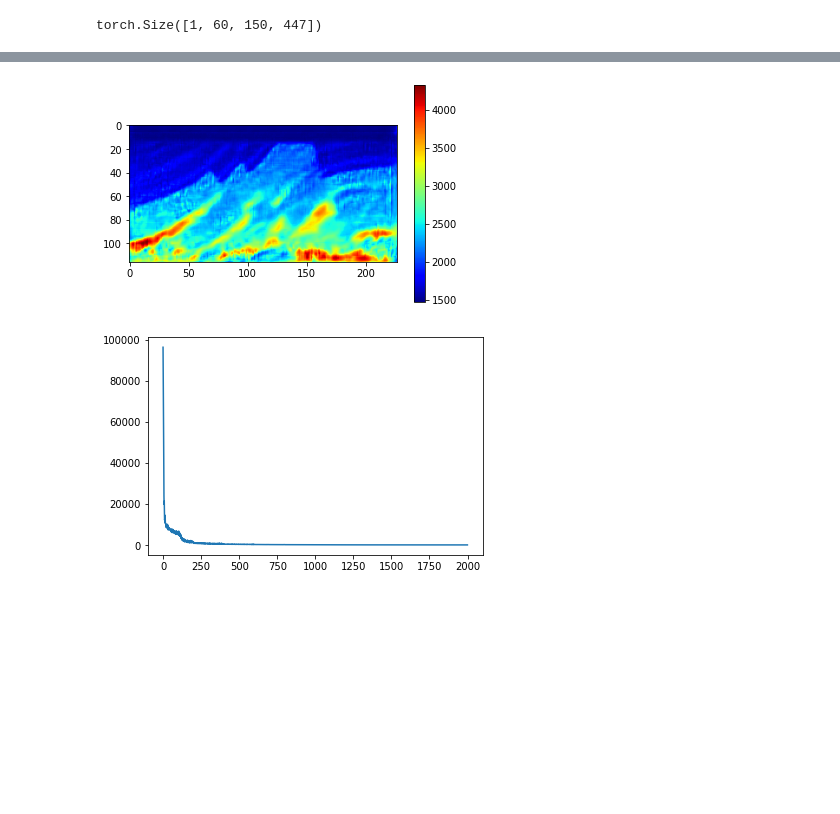
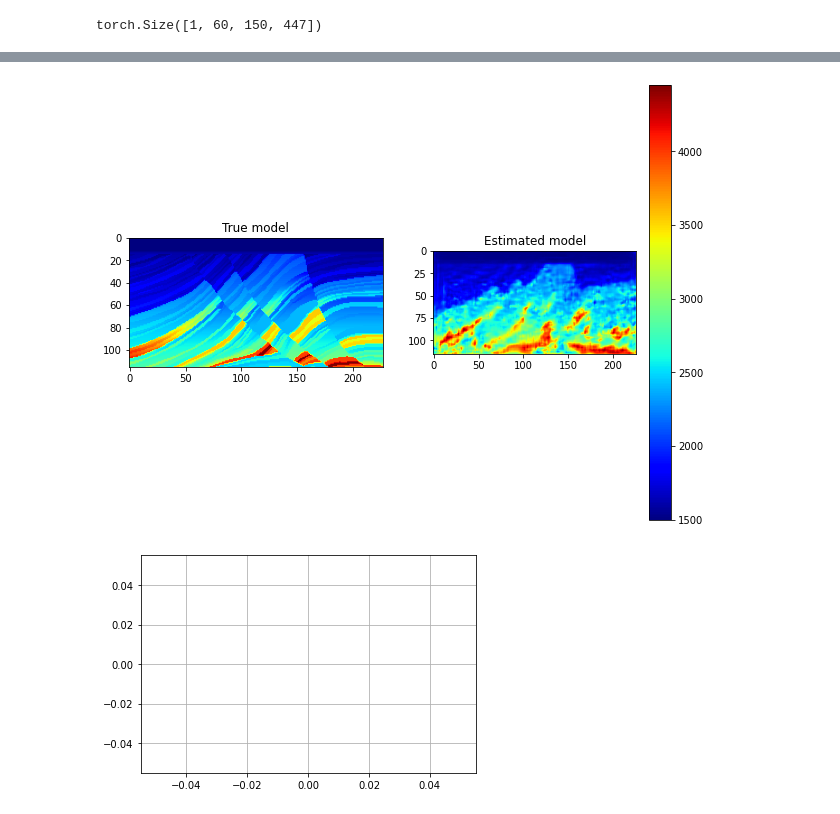
Before and after one commit to AmirMardan/pinn_fwi, a Jupyter notebook: pinn_fwi.ipynb, the cells around one changed output, grey strips where cells are left out. Drawn from its saved outputs; the diff is of its cells as text; code cells hidden in the pictures; blank space fills up the shorter version.

```diff
--- a/pinn_fwi.ipynb
+++ b/pinn_fwi.ipynb
@@ -84,5 +66,5 @@ autoencoder = Autoencoder(batch_size=BATCH_SIZE, in_channels=N_SHOTS,
 autoencoder = autoencoder.to(device=DEVICE)
 # %%
 optim_autoencoder = torch.optim.Adam(autoencoder.parameters(), lr=1e-3, betas=(0.5, 0.9))
-scheduler_autoencoder = torch.optim.lr_scheduler.StepLR(optim_autoencoder, 300, gamma=0.5)
+scheduler_autoencoder = torch.optim.lr_scheduler.StepLR(optim_autoencoder, 200, gamma=0.5)
 all_loss = []
@@ -89,7 +77,7 @@ all_loss = []
 # %%
-for iter in range(ITERATION):
-    loss, m , autoencoder = train_fun(Physics=Physics, autoencoder=autoencoder,
-                     d_obs=d_obs,
+for iter in range(401, ITERATION):
+    loss, m, autoencoder = train_fun(Physics=Physics, autoencoder=autoencoder,
+                     d_obs=d_obs, freqs=INV_FREQS,
                      optim_autoencoder=optim_autoencoder, criteria=criteria,
                      mini_batches = MINI_BATCHES,
                      src_loc=src_loc, rec_loc=rec_loc, src=src,
@@ -97,9 +85,12 @@ for iter in range(ITERATION):
 
     all_loss.append(loss)
 
-    if iter%50 == 0:
+    if iter%25 == 0:
         print(f"Iteration {iter + 1} ===== loss: {all_loss[-1]}")
-    if iter%500 == 0:
+    if iter%100 == 0:
+      file_name = PATH + "/results/iter_"+ str(iter) + "_autoencoder_ns60_freqs_152560.pth.tar"
+      save_checkpoint(autoencoder, file_name)
+
       plt.figure()
       plt.imshow(m.cpu().detach(), cmap="jet")
       plt.colorbar()
@@ -121,20 +115,23 @@ Iteration 551 ===== loss: 494.77117919921875
 # %%
 vp, _ = earth_model("marmousi_bl", smooth=15, device="cpu")
+vp_min = vp.min()
+vp_max = vp.max()
 
-fig = plt.figure(figsize=(5, 10))
+estimated = autoencoder(d_obs)[0,0, ...]
+fig = plt.figure(figsize=(10, 8))
 ax = fig.add_subplot(121)
-ax.imshow(vp, cmap="jet")
+im = ax.imshow(vp, cmap="jet", vmin=vp_min, vmax=vp_max)
 ax.set_title("True model")
 
 ax = fig.add_subplot(122)
-ax.imshow(m.cpu().detach(), cmap="jet")
+ax.imshow(estimated.cpu().detach(), cmap="jet")
 ax.set_title("Estimated model")
-plt.colorbar()
+plt.colorbar(im)
 
 plt.figure()
 plt.plot(all_loss)
 plt.grid()
 # %% [output]
-[figure, old version]
+[figure, new version]
-[figure, old version]
+[figure, new version]
 # %%
```
Also changed, not shown: parts of 9 cells of this notebook, 6 other files.
